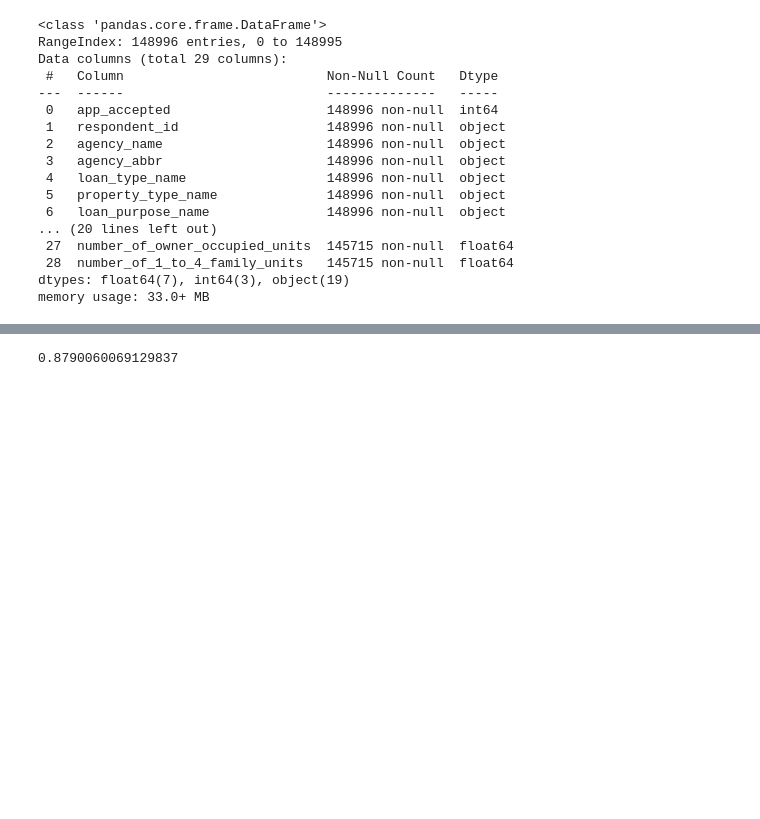
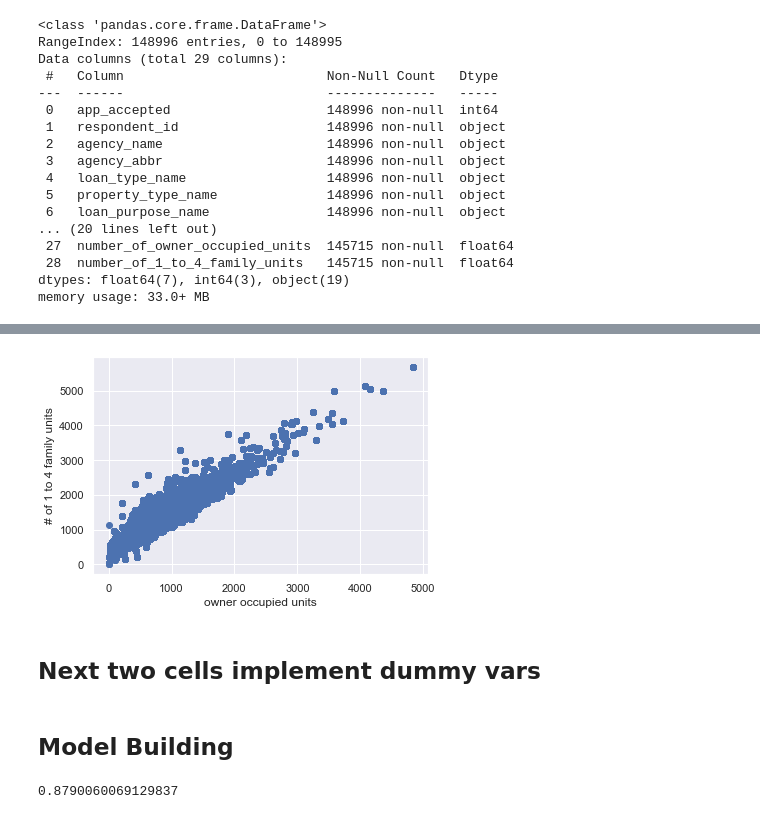
Before and after one commit to malle72/finalproject, a Jupyter notebook: ProjectNotebook.ipynb, the cells around one changed output, grey strips where cells are left out. Saved outputs shown, nothing was run; the diff lists cells and outputs as text; code cells hidden in the pictures; blank space fills up the shorter version.

```diff
--- a/ProjectNotebook.ipynb
+++ b/ProjectNotebook.ipynb
@@ -83,3 +98,12 @@ loans_df.drop('agency_name',axis=1,inplace=True)
+# %%
+plt.scatter(loans_df.number_of_owner_occupied_units,loans_df.number_of_1_to_4_family_units)
+plt.xlabel('owner occupied units')
+plt.ylabel('# of 1 to 4 family units')
+plt.show()
+# %% [output]
+[figure, added]
+# %% [markdown]
+<h2>Next two cells implement dummy vars</h2>
 # %%
 # puts names of all object variables into a list
 obj_list = []
@@ -89,6 +113,8 @@ for col in loans_df.columns:
 # %%
 # uses obj_list to get dummy vars
 loans_df = pd.get_dummies(loans_df,columns=obj_list,drop_first=True)
+# %% [markdown]
+<h2> Model Building </h2>
 # %%
 # code to split data into training and testing
 x_train, x_test, y_train, y_test = train_test_split(loans_df[loans_df.columns[1:]],loans_df.app_accepted,test_size=0.2,random_state=9,stratify=loans_df.app_accepted)
```
Also changed, not shown: parts of 7 cells of this notebook.
